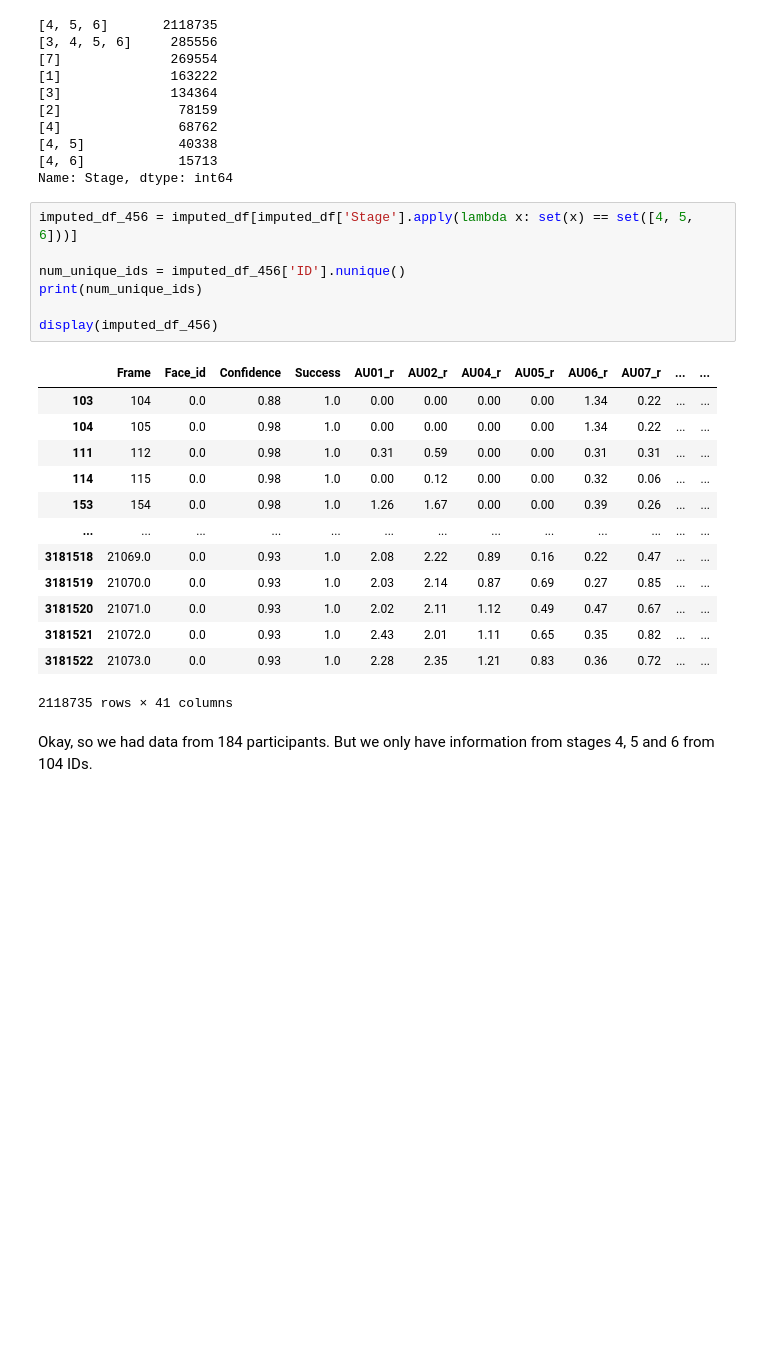
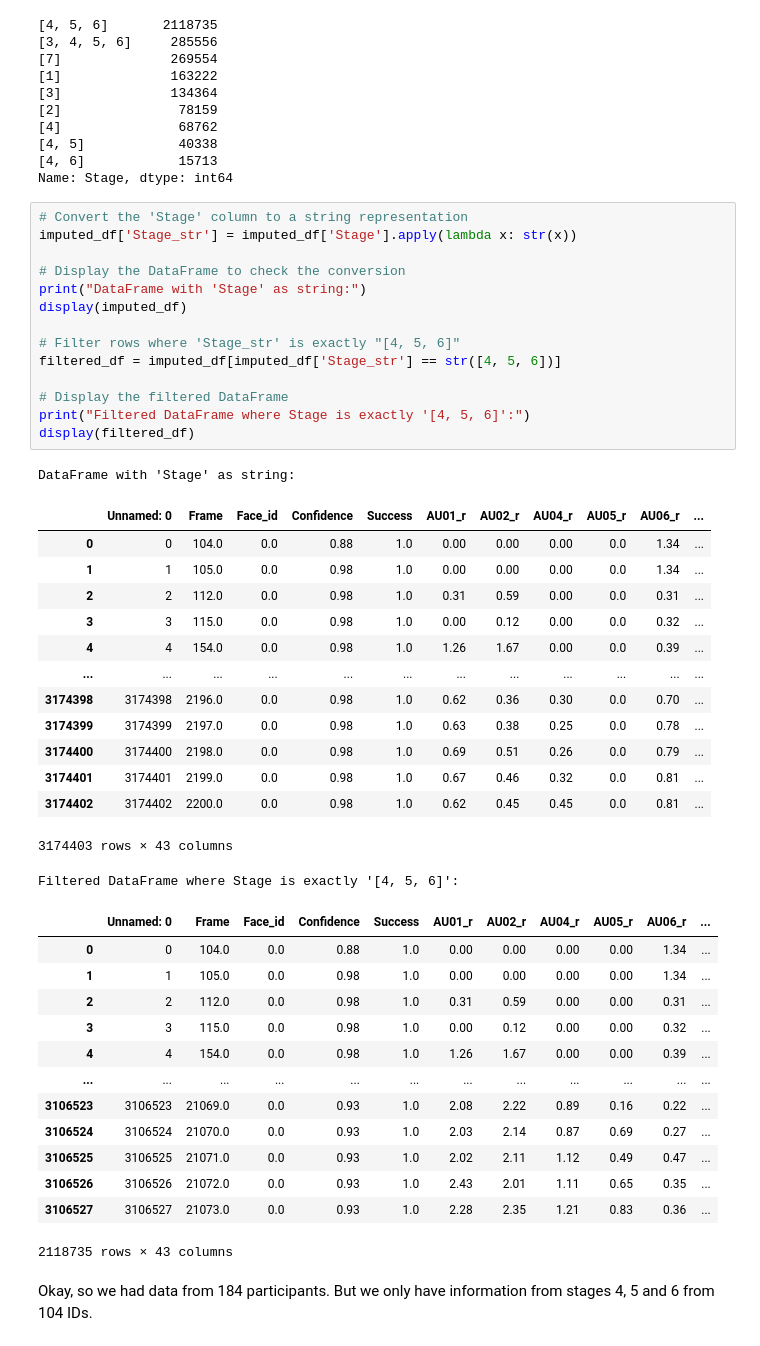
Before and after one commit to DionneSpaltman/predicting_VVR, a Jupyter notebook: processing/action_units/preprocessing_actionunits.ipynb, the cells around one changed output. Drawn from its saved outputs; the diff is of its cells as text; blank space fills up the shorter version.

```diff
--- a/processing/action_units/preprocessing_actionunits.ipynb
+++ b/processing/action_units/preprocessing_actionunits.ipynb
@@ -222,26 +236,48 @@ print(stage_counts)
 [4, 5]            40338
 [4, 6]            15713
 Name: Stage, dtype: int64
-# %%
-imputed_df_456 = imputed_df[imputed_df['Stage'].apply(lambda x: set(x) == set([4, 5, 6]))]
-
-num_unique_ids = imputed_df_456['ID'].nunique()
-print(num_unique_ids)
-
-display(imputed_df_456)
-# %% [output]
-|  | Frame | Face_id | Confidence | Success | AU01_r | AU02_r | AU04_r | AU05_r | AU06_r | AU07_r | ... | ... |
-| 103 | 104 | 0.0 | 0.88 | 1.0 | 0.00 | 0.00 | 0.00 | 0.00 | 1.34 | 0.22 | ... | ... |
-| 104 | 105 | 0.0 | 0.98 | 1.0 | 0.00 | 0.00 | 0.00 | 0.00 | 1.34 | 0.22 | ... | ... |
-| 111 | 112 | 0.0 | 0.98 | 1.0 | 0.31 | 0.59 | 0.00 | 0.00 | 0.31 | 0.31 | ... | ... |
-| 114 | 115 | 0.0 | 0.98 | 1.0 | 0.00 | 0.12 | 0.00 | 0.00 | 0.32 | 0.06 | ... | ... |
-| 153 | 154 | 0.0 | 0.98 | 1.0 | 1.26 | 1.67 | 0.00 | 0.00 | 0.39 | 0.26 | ... | ... |
-| ... | ... | ... | ... | ... | ... | ... | ... | ... | ... | ... | ... | ... |
-| 3181518 | 21069.0 | 0.0 | 0.93 | 1.0 | 2.08 | 2.22 | 0.89 | 0.16 | 0.22 | 0.47 | ... | ... |
-| 3181519 | 21070.0 | 0.0 | 0.93 | 1.0 | 2.03 | 2.14 | 0.87 | 0.69 | 0.27 | 0.85 | ... | ... |
-| 3181520 | 21071.0 | 0.0 | 0.93 | 1.0 | 2.02 | 2.11 | 1.12 | 0.49 | 0.47 | 0.67 | ... | ... |
-| 3181521 | 21072.0 | 0.0 | 0.93 | 1.0 | 2.43 | 2.01 | 1.11 | 0.65 | 0.35 | 0.82 | ... | ... |
-| 3181522 | 21073.0 | 0.0 | 0.93 | 1.0 | 2.28 | 2.35 | 1.21 | 0.83 | 0.36 | 0.72 | ... | ... |
-2118735 rows × 41 columns
+# %%
+# Convert the 'Stage' column to a string representation
+imputed_df['Stage_str'] = imputed_df['Stage'].apply(lambda x: str(x))
+
+# Display the DataFrame to check the conversion
+print("DataFrame with 'Stage' as string:")
+display(imputed_df)
+
+# Filter rows where 'Stage_str' is exactly "[4, 5, 6]"
+filtered_df = imputed_df[imputed_df['Stage_str'] == str([4, 5, 6])]
+
+# Display the filtered DataFrame
+print("Filtered DataFrame where Stage is exactly '[4, 5, 6]':")
+display(filtered_df)
+# %% [output]
+DataFrame with 'Stage' as string:
+|  | Unnamed: 0 | Frame | Face_id | Confidence | Success | AU01_r | AU02_r | AU04_r | AU05_r | AU06_r | ... |
+| 0 | 0 | 104.0 | 0.0 | 0.88 | 1.0 | 0.00 | 0.00 | 0.00 | 0.0 | 1.34 | ... |
+| 1 | 1 | 105.0 | 0.0 | 0.98 | 1.0 | 0.00 | 0.00 | 0.00 | 0.0 | 1.34 | ... |
+| 2 | 2 | 112.0 | 0.0 | 0.98 | 1.0 | 0.31 | 0.59 | 0.00 | 0.0 | 0.31 | ... |
+| 3 | 3 | 115.0 | 0.0 | 0.98 | 1.0 | 0.00 | 0.12 | 0.00 | 0.0 | 0.32 | ... |
+| 4 | 4 | 154.0 | 0.0 | 0.98 | 1.0 | 1.26 | 1.67 | 0.00 | 0.0 | 0.39 | ... |
+| ... | ... | ... | ... | ... | ... | ... | ... | ... | ... | ... | ... |
+| 3174398 | 3174398 | 2196.0 | 0.0 | 0.98 | 1.0 | 0.62 | 0.36 | 0.30 | 0.0 | 0.70 | ... |
+| 3174399 | 3174399 | 2197.0 | 0.0 | 0.98 | 1.0 | 0.63 | 0.38 | 0.25 | 0.0 | 0.78 | ... |
+| 3174400 | 3174400 | 2198.0 | 0.0 | 0.98 | 1.0 | 0.69 | 0.51 | 0.26 | 0.0 | 0.79 | ... |
+| 3174401 | 3174401 | 2199.0 | 0.0 | 0.98 | 1.0 | 0.67 | 0.46 | 0.32 | 0.0 | 0.81 | ... |
+| 3174402 | 3174402 | 2200.0 | 0.0 | 0.98 | 1.0 | 0.62 | 0.45 | 0.45 | 0.0 | 0.81 | ... |
+3174403 rows × 43 columns
+Filtered DataFrame where Stage is exactly '[4, 5, 6]':
+|  | Unnamed: 0 | Frame | Face_id | Confidence | Success | AU01_r | AU02_r | AU04_r | AU05_r | AU06_r | ... |
+| 0 | 0 | 104.0 | 0.0 | 0.88 | 1.0 | 0.00 | 0.00 | 0.00 | 0.00 | 1.34 | ... |
+| 1 | 1 | 105.0 | 0.0 | 0.98 | 1.0 | 0.00 | 0.00 | 0.00 | 0.00 | 1.34 | ... |
+| 2 | 2 | 112.0 | 0.0 | 0.98 | 1.0 | 0.31 | 0.59 | 0.00 | 0.00 | 0.31 | ... |
+| 3 | 3 | 115.0 | 0.0 | 0.98 | 1.0 | 0.00 | 0.12 | 0.00 | 0.00 | 0.32 | ... |
+| 4 | 4 | 154.0 | 0.0 | 0.98 | 1.0 | 1.26 | 1.67 | 0.00 | 0.00 | 0.39 | ... |
+| ... | ... | ... | ... | ... | ... | ... | ... | ... | ... | ... | ... |
+| 3106523 | 3106523 | 21069.0 | 0.0 | 0.93 | 1.0 | 2.08 | 2.22 | 0.89 | 0.16 | 0.22 | ... |
+| 3106524 | 3106524 | 21070.0 | 0.0 | 0.93 | 1.0 | 2.03 | 2.14 | 0.87 | 0.69 | 0.27 | ... |
+| 3106525 | 3106525 | 21071.0 | 0.0 | 0.93 | 1.0 | 2.02 | 2.11 | 1.12 | 0.49 | 0.47 | ... |
+| 3106526 | 3106526 | 21072.0 | 0.0 | 0.93 | 1.0 | 2.43 | 2.01 | 1.11 | 0.65 | 0.35 | ... |
+| 3106527 | 3106527 | 21073.0 | 0.0 | 0.93 | 1.0 | 2.28 | 2.35 | 1.21 | 0.83 | 0.36 | ... |
+2118735 rows × 43 columns
 # %% [markdown]
 Okay, so we had data from 184 participants. But we only have information from stages 4, 5 and 6 from 104 IDs.
```
Also changed, not shown: parts of 34 cells of this notebook, 1 other file.
